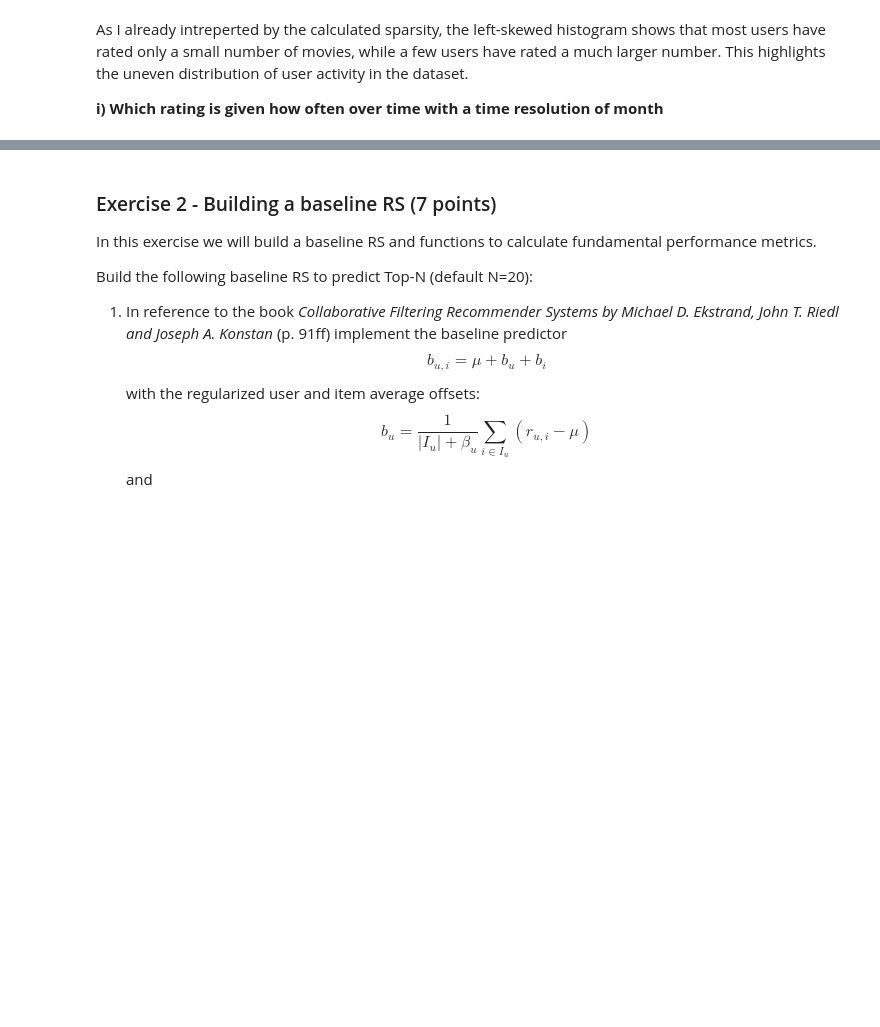
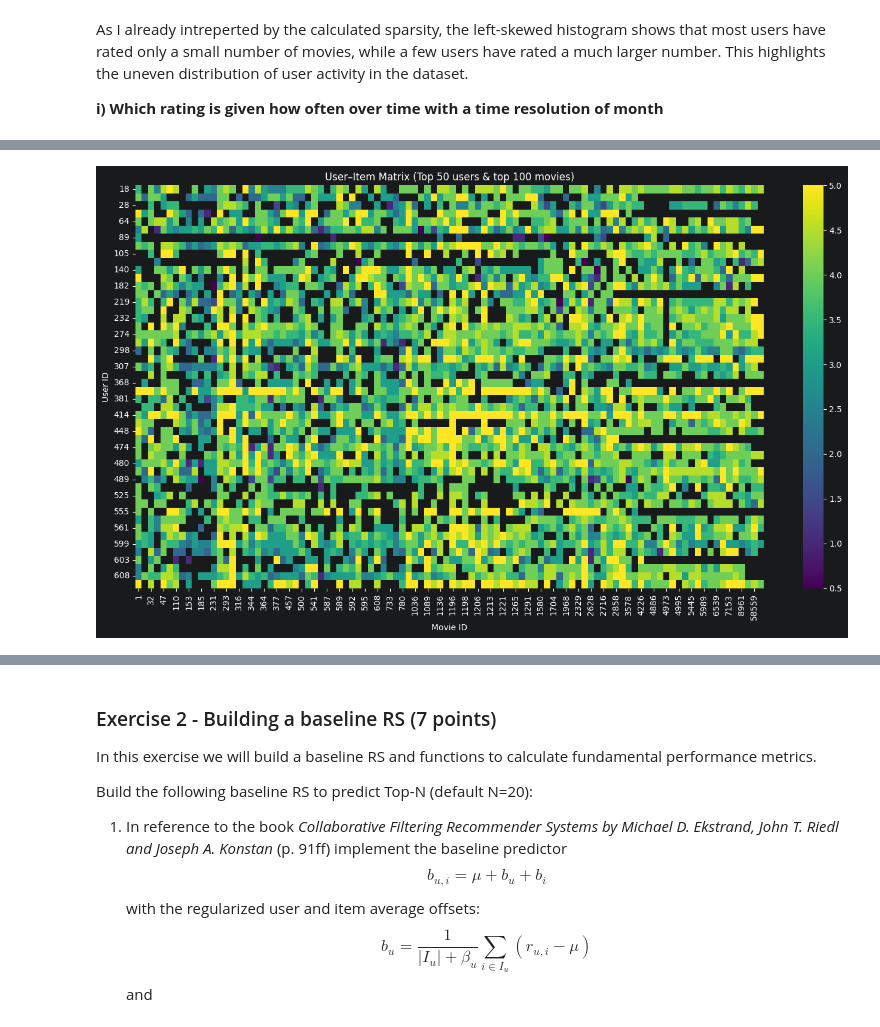
Before and after one commit to LoukasVasilakis/Recommender-Systems-LV, a Jupyter notebook: MiniChallenge/RSY_MiniChallenge_FS26.ipynb, the cells around one changed output, grey strips where cells are left out. Cells and saved outputs as stored; diff of their text form; code cells hidden in the pictures; blank space fills up the shorter version.

```diff
--- a/MiniChallenge/RSY_MiniChallenge_FS26.ipynb
+++ b/MiniChallenge/RSY_MiniChallenge_FS26.ipynb
@@ -217,0 +436,29 @@ As I already intreperted by the calculated sparsity, the left-skewed histogram s
+# %%
+# p
+# top 50 users by number of ratings
+top_users = ratings['userId'].value_counts().head(50).index
+
+# top 100 movies by number of ratings
+top_movies = ratings['movieId'].value_counts().head(100).index
+
+# filter data
+filtered = ratings[
+    (ratings['userId'].isin(top_users)) &
+    (ratings['movieId'].isin(top_movies))
+]
+
+# create matrix
+user_item_filtered = filtered.pivot(index='userId', columns='movieId', values='rating')
+
+# plot heatmap
+plt.figure(figsize=(14, 8))
+sns.heatmap(user_item_filtered, cmap='viridis', cbar=True)
+
+plt.title("User–Item Matrix (Top 50 users & top 100 movies)")
+plt.xlabel("Movie ID")
+plt.ylabel("User ID")
+
+plt.tight_layout()
+plt.show()
+# %% [output]
+[figure, added]
```
Also changed, not shown: parts of 15 cells of this notebook.
